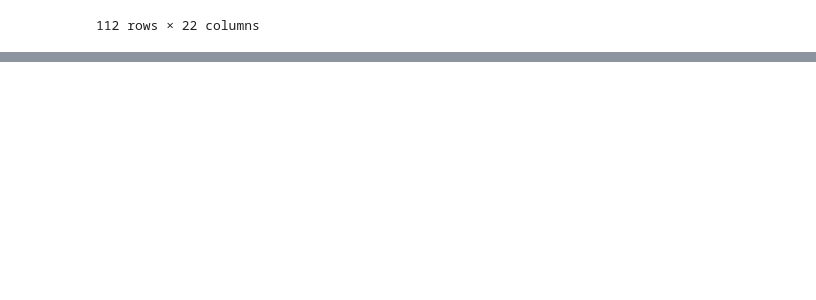
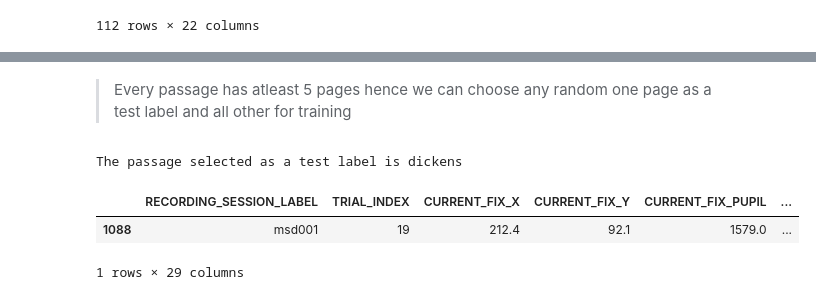
Before and after one commit to razaali0123/SB-SAT, a Jupyter notebook: model/analysis.ipynb, the cells around one changed output, grey strips where cells are left out. Drawn from its saved outputs; the diff is of its cells as text; code cells hidden in the pictures; blank space fills up the shorter version.

```diff
--- a/model/analysis.ipynb
+++ b/model/analysis.ipynb
@@ -26,0 +78,8 @@ df_filtered[['RECORDING_SESSION_LABEL', 'CURRENT_FIX_X', 'CURRENT_FIX_Y', 'CURRE
+# %% [markdown]
+> Every passage has atleast 5 pages hence we can choose any random one page as a test label and all other for training
+# %%
+test_page = ['dickens', 'genome', 'flytrap', 'northpole']
+test_page = random.choice(test_page)
+print("The passage selected as a test label is "+ test_page)
+# %% [output]
+The passage selected as a test label is dickens
@@ -26,0 +96,6 @@ df_filtered[['RECORDING_SESSION_LABEL', 'CURRENT_FIX_X', 'CURRENT_FIX_Y', 'CURRE
+# %%
+train_indivitual.head(1)
+# %% [output]
+|  | RECORDING_SESSION_LABEL | TRIAL_INDEX | CURRENT_FIX_X | CURRENT_FIX_Y | CURRENT_FIX_PUPIL | ... |
+| 1088 | msd001 | 19 | 212.4 | 92.1 | 1579.0 | ... |
+1 rows × 29 columns
```
Also changed, not shown: parts of 13 cells of this notebook.
